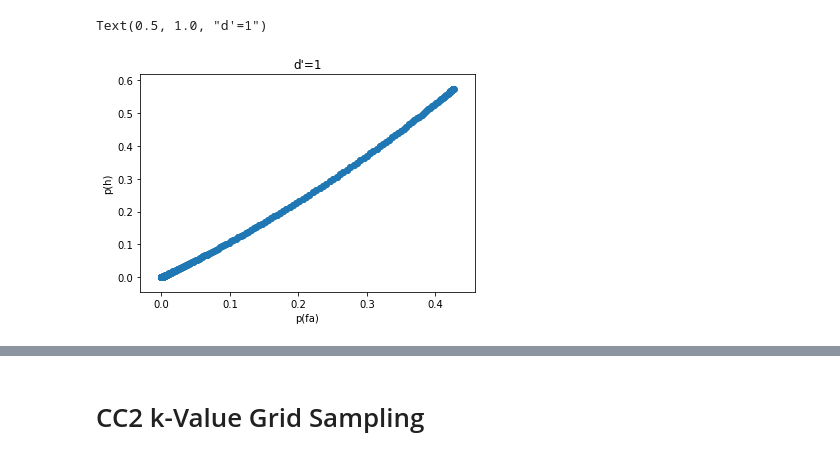
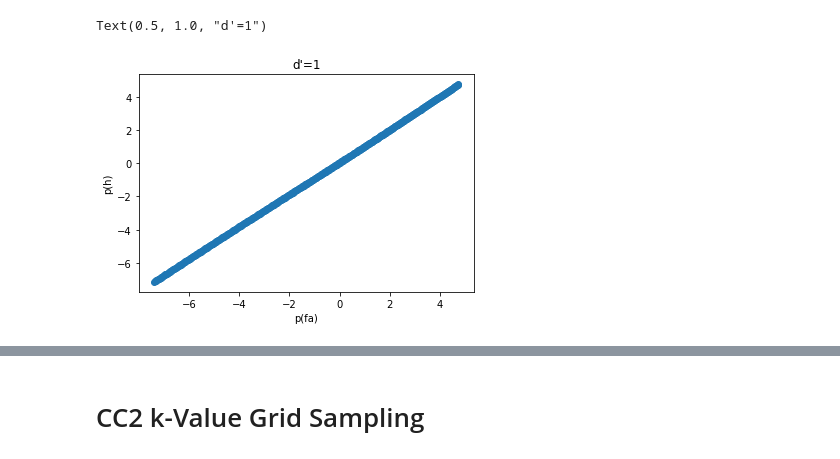
Before and after one commit to alexxyu/decision-modeling, a Jupyter notebook: CC2 Decision Modeling.ipynb, the cells around one changed output, grey strips where cells are left out. Drawn from its saved outputs; the diff is of its cells as text; code cells hidden in the pictures.

```diff
--- a/CC2 Decision Modeling.ipynb
+++ b/CC2 Decision Modeling.ipynb
@@ -29,7 +29,7 @@ class CovertDecisionModel:
         p_false = p_aa + p_bb
         p_hit = p_ab + p_ba
 
-        return p_false, p_hit
+        return p_false/4, p_hit/4
 
     def convert_k_to_z(self, d_prime, k1, k2):
 
@@ -108,6 +108,34 @@ class CovertDecisionModel:
 
         return pf_vals, ph_vals
 
+    def get_k_values_to_z(self, k_range, d_prime):
+
+        # CC2s
+        zf_vals = []
+        zh_vals = []
+
+        for k in np.linspace(k_range['k_min'], k_range['k_max'], k_range['k_num']):
+            z_f, z_h = self.convert_k_to_z(d_prime, -k, k)
+
+            zf_vals.append(z_f)
+            zh_vals.append(z_h)
+
+        return zf_vals, zh_vals
+
+    def get_k_values_to_p(self, k_range, d_prime):
+
+        # CC2s
+        pf_vals = []
+        ph_vals = []
+
+        for k in np.linspace(k_range['k_min'], k_range['k_max'], k_range['k_num']):
+            p_f, p_h = self.convert_k_to_p(d_prime, -k, k)
+
+            pf_vals.append(p_f)
+            ph_vals.append(p_h)
+
+        return pf_vals, ph_vals
+
     def convert_k_to_p_cc1(self, d_prime, k):
 
         p_false = (st.norm.cdf(k+d_prime/2)*(1 - st.norm.cdf(k+d_prime/2)) + st.norm.cdf(k-d_prime/2)*(1-st.norm.cdf(k-d_prime/2)))
@@ -150,13 +178,12 @@ class CovertDecisionModel:
 
 diff_model = CovertDecisionModel()
 # %%
-k_range = {'k_min': -10, 'k_max': 10, 'k_num': 1001}
-zfs, zhs = diff_model.get_k_values_to_p_cc1(k_range, 1)
+k_range = {'k_min': -5, 'k_max': 5, 'k_num': 501}
+zfs, zhs = diff_model.get_k_values_to_z(k_range, 0.5)
 plt.scatter(zfs, zhs)
-#plt.plot([0, 0.4], [0, 0.4])
 plt.xlabel('p(fa)')
 plt.ylabel('p(h)')
 plt.title('d\'=1')
 # %% [output]
 Text(0.5, 1.0, "d'=1")
-[figure, old version]
+[figure, new version]
```
Also changed, not shown: parts of 5 cells of this notebook, 1 other file.
